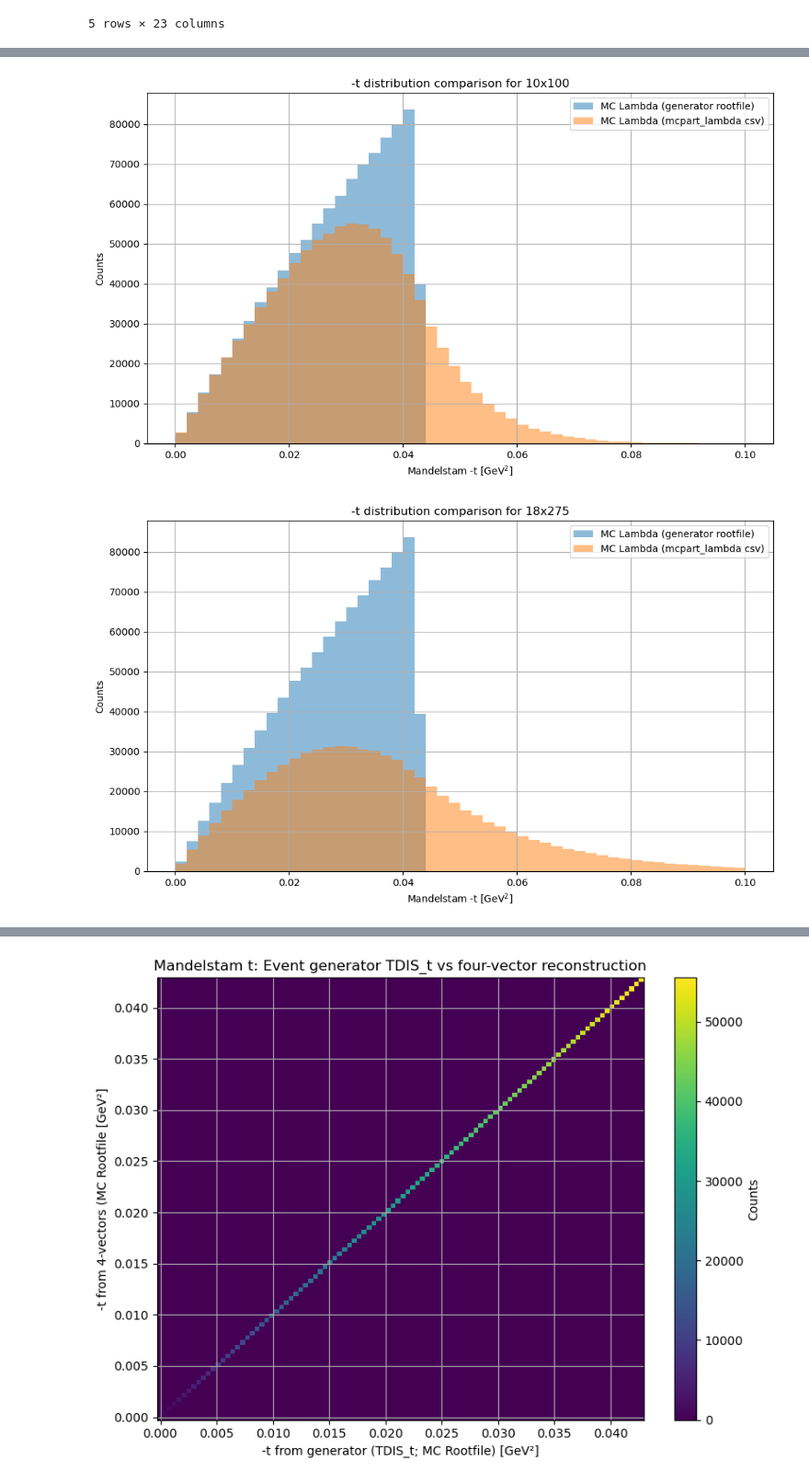
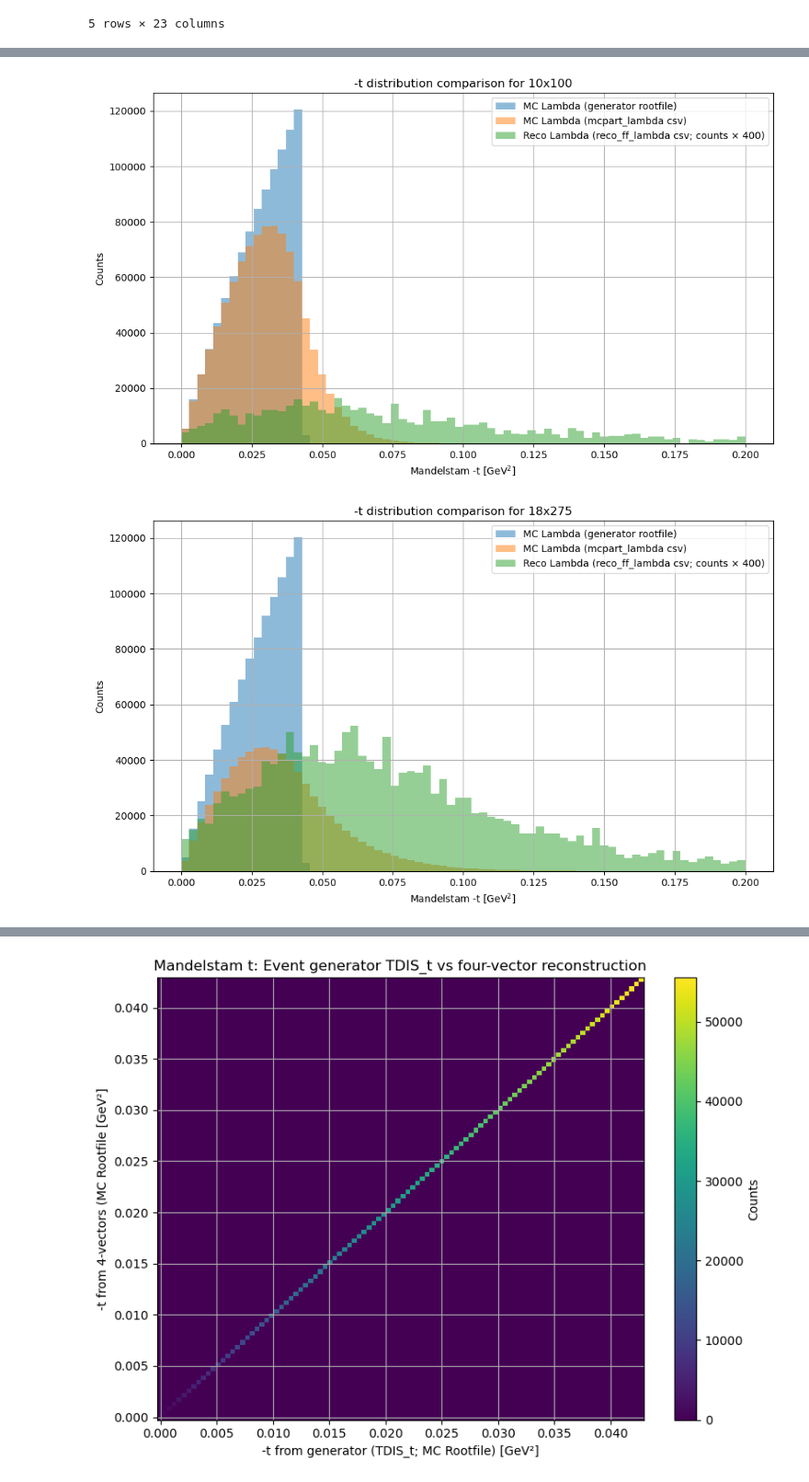
Before and after one commit to JeffersonLab/meson-structure, a Jupyter notebook: analysis/avnish_scripts/reco_t.ipynb, the cells around one changed output, grey strips where cells are left out. Shown: that part at 92% size. Cells and saved outputs as stored; diff of their text form; code cells hidden in the pictures.

```diff
--- a/analysis/avnish_scripts/reco_t.ipynb
+++ b/analysis/avnish_scripts/reco_t.ipynb
@@ -1,6 +1,11 @@
 # %% [markdown]
 # script to get the reconstructed t
 # %%
+# # Both uproot and pyroot can work with links directly
+# if XRootD is installed in the system
+# import uproot
+# file = uproot.open("root://dtn-eic.jlab.org//volatile/eic/romanov/meson-structure-2025-06/reco/k_lambda_5x41_5000evt_200.edm4eic.root")
+
 import pandas as pd
 import numpy as np
 import matplotlib.pyplot as plt
@@ -33,7 +38,8 @@ def mandelstam_t(p_proton, p_lambda):
     return q[0]**2 - np.sum(q[1:]**2)
 
 def get_four_vector(df, energy_col, px_col, py_col, pz_col, mass=None):
-    px = df[px_col].to_numpy()
+    px = -1*df[px_col].to_numpy() # this is from the observation that mcpart_lambda and reco values look -ve of the rootfile values. need to make these consisten to get
+                                  # the correct four vector t reconstruction as the Proton 4vec comes from the generator rootfile
     py = df[py_col].to_numpy()
     pz = df[pz_col].to_numpy()
 
@@ -41,7 +47,6 @@ def get_four_vector(df, energy_col, px_col, py_col, pz_col, mass=None):
         E = df[energy_col].to_numpy()
     elif mass is not None:
         E = np.sqrt(px**2 + py**2 + pz**2 + mass**2)
-        px = -1*px # this is from the observation that mcpart_lambda values look -ve of the rootfile values
     else:
         raise ValueError(f"Energy column '{energy_col}' not found and no mass provided.")
 
@@ -159,7 +164,7 @@ for setting in settings:
         lam_mc = get_four_vector(df_mcpart, "lam_energy", "lam_px", "lam_py", "lam_pz", mass_lambda)
         mc_event_ids = df_mcpart["global_event"].to_numpy()
 
-    # Proton 4-vector (from ROOT)
+    # Proton and Lambda 4-vector from generator rootfile to check the reconstruction
     with uproot.open(root_file) as f:
         tree = f["Process"]
         Epr = tree["EprE_inc"].array(library="np")
@@ -387,22 +351,33 @@ for setting in settings:
     t_mc_csv_vals = subset["t_mc_csv"].dropna()
     t_reco_vals = subset["t_reco"].dropna()
 
-    t_range = (0, 0.1)
+    # Custom ranges per setting
+    t_ranges = {
+        "5x41": (0, 0.1),
+        "10x100": (0, 0.2),
+        "18x275": (0, 0.2)
+    }
 
     if len(t_mc_root_vals) > 0:
-        plt.hist(-t_mc_root_vals, bins=50, range=t_range, alpha=0.5, label="MC Lambda (generator rootfile)")
+        plt.hist(-t_mc_root_vals, bins=70, range=t_ranges[setting], alpha=0.5, label="MC Lambda (generator rootfile)")
     else:
         print(f"⚠️ Skipping t_mc_root plot for {setting}: all values are NaN")
 
     if len(t_mc_csv_vals) > 0:
-        plt.hist(-t_mc_csv_vals, bins=50, range=t_range, alpha=0.5, label="MC Lambda (mcpart_lambda csv)")
+        plt.hist(-t_mc_csv_vals, bins=70, range=t_ranges[setting], alpha=0.5, label="MC Lambda (mcpart_lambda csv)")
     else:
         print(f"⚠️ Skipping t_mc_csv plot for {setting}: all values are NaN")
 
-    # if len(t_reco_vals) > 0:
-    #     plt.hist(t_reco_vals, bins=50, range=t_range, alpha=0.5, label="Reco Lambda")
-    # else:
-    #     print(f"⚠️ Skipping t_reco plot for {setting}: all values are NaN")
+    if len(t_reco_vals) > 0:
+        weights = np.full_like(t_reco_vals, 400)
+        label = (
+            "Reco Lambda (reco_ff_lambda csv; counts × 400)"
+            if len(t_reco_vals) >= 100
+            else "Reco Lambda (low stats; counts × 400)"
+        )
+        plt.hist(-t_reco_vals, bins=70, range=t_ranges[setting], alpha=0.5, label=label, weights=weights)
+    else:
+        print(f"⚠️ Skipping t_reco plot for {setting}: all values are NaN")
 
     plt.xlabel("Mandelstam -t [GeV$^2$]")
     plt.ylabel("Counts")
@@ -410,7 +385,7 @@ for setting in settings:
     plt.legend()
     plt.grid(True)
     plt.tight_layout()
-    plt.savefig(f"t_mcpart_hist_{setting}.png")
+    plt.savefig(f"t_hist_{setting}.png")
     plt.show()
     plt.close()
 # %% [output]
@@ -418,2 +393,2 @@ for setting in settings:
-[figure, old version]
+[figure, new version]
-[figure, old version]
+[figure, new version]
```
Also changed, not shown: parts of 8 cells of this notebook.
